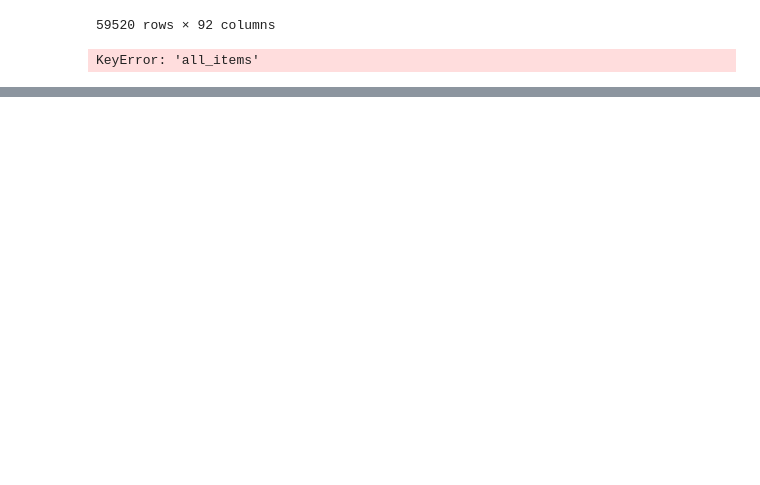
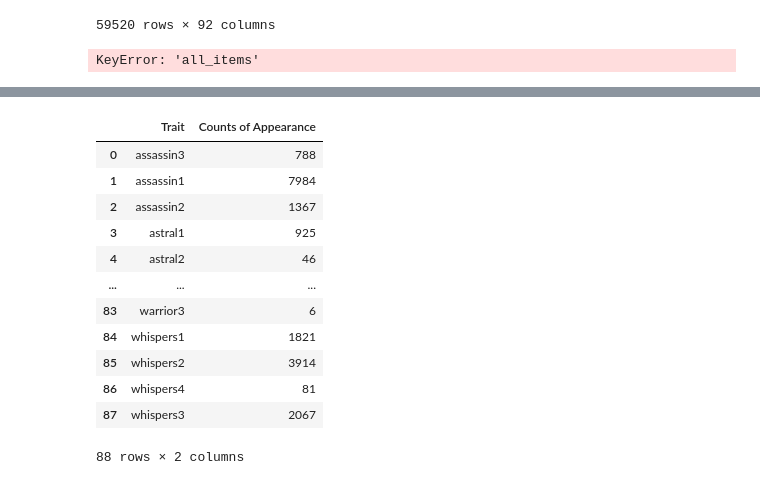
Before and after one commit to danieljliu/PMDS_Final_Project, a Jupyter notebook: clean.ipynb, the cells around one changed output, grey strips where cells are left out. Cells and saved outputs as stored; diff of their text form; code cells hidden in the pictures; blank space fills up the shorter version.

```diff
--- a/clean.ipynb
+++ b/clean.ipynb
@@ -277,0 +410,16 @@ first place
+# %%
+x
+# %% [output]
+|  | Trait | Counts of Appearance |
+| 0 | assassin3 | 788 |
+| 1 | assassin1 | 7984 |
+| 2 | assassin2 | 1367 |
+| 3 | astral1 | 925 |
+| 4 | astral2 | 46 |
+| ... | ... | ... |
+| 83 | warrior3 | 6 |
+| 84 | whispers1 | 1821 |
+| 85 | whispers2 | 3914 |
+| 86 | whispers4 | 81 |
+| 87 | whispers3 | 2067 |
+88 rows × 2 columns
```
Also changed, not shown: parts of 12 cells of this notebook, 7 other files.
